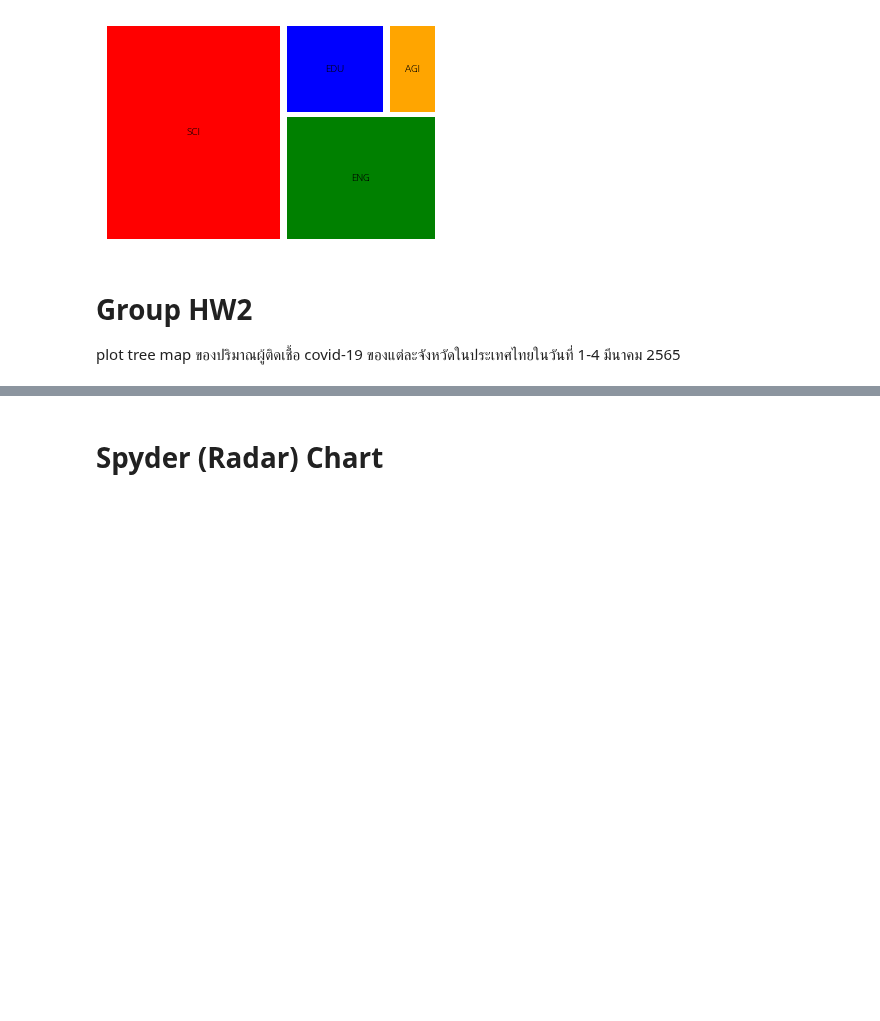
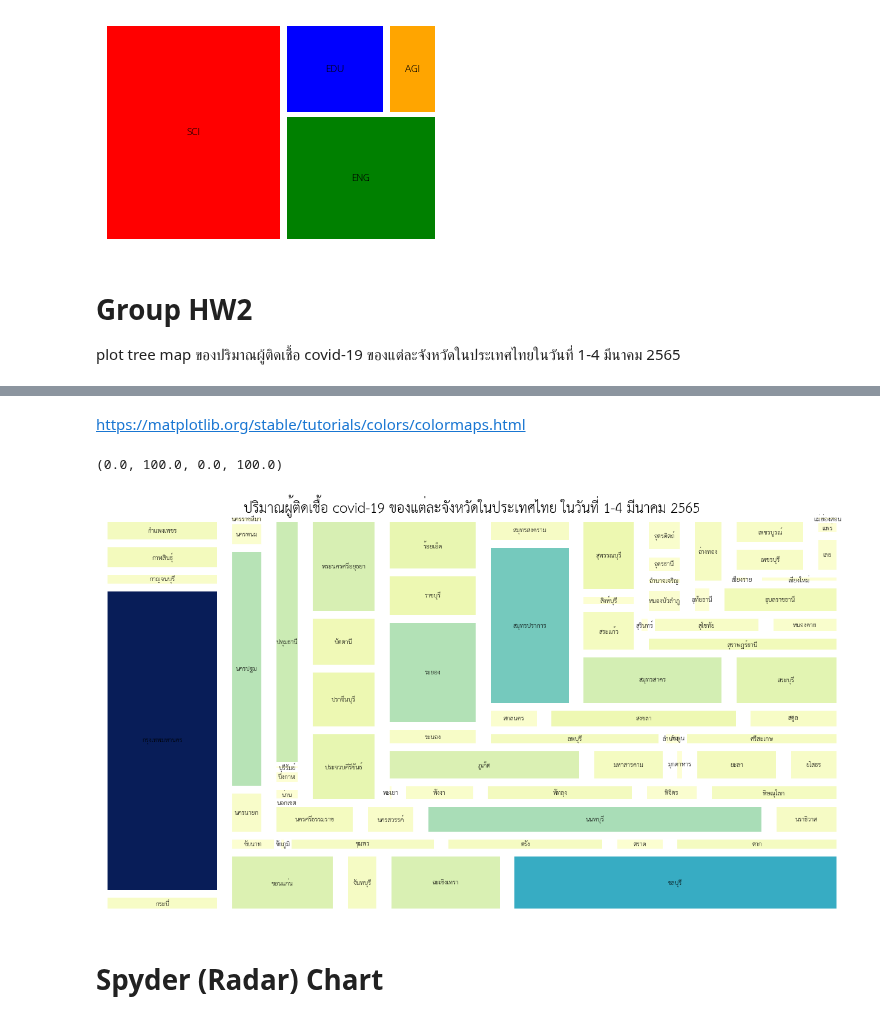
Before and after one commit to Wikanda-Hongboonmee/data_viz_2022, a Jupyter notebook: DataViz04_Data_Comparison.ipynb, the cells around one changed output, grey strips where cells are left out. Cells and saved outputs as stored; diff of their text form; code cells hidden in the pictures; blank space fills up the shorter version.

Commit message:
Group HW2

```diff
--- a/DataViz04_Data_Comparison.ipynb
+++ b/DataViz04_Data_Comparison.ipynb
@@ -493,0 +619,8 @@ plot tree map ของปริมาณผู้ติดเชื้อ covid
+# %%
+# แก้ไขข้อมูลคอลัมน์ province_of_onset ให้อยู่ในรูปแบบเดียวกัน
+data1_4['province_of_onset'].replace({'กรุงเทพมหานคร.':'กรุงเทพมหานคร','กำแพงเพชร\xa0':'กำแพงเพชร','ขานุวรลักษณ์บุรี':'กำแพงเพชร',
+                                      'ชลบุรี\xa0':'ชลบุรี','ตราด\xa0':'ตราด','นครปฐม\xa0':'นครปฐม','นครราชศรีมา':'นครราชสีมา','นครราชสีมา\xa0':'นครราชสีมา',
+                                      'นครสวรรค์\xa0':'นครสวรรค์','บุรีรัมย์\xa0':'บุรีรัมย์','ปทุมธานี\xa0':'ปทุมธานี','พิษณุโลก\xa0':'พิษณุโลก','ลพบุรี\xa0':'ลพบุรี',
+                                      'สมุทรปราการ\xa0':'สมุทรปราการ','สมุทสาคร':'สมุทรสาคร','สุราษฎร์ธานี':'สุราษฏร์ธานี','สุโขทัย\xa0':'สุโขทัย','อยุทธยา':'พระนครศรีอยุธยา',
+                                      'อุดรธานี\xa0':'อุดรธานี','อุบลราชธานี\xa0':'อุบลราชธานี','เชิงเทรา':'ฉะเชิงเทรา','เพชรบูรณ์\xa0':'เพชรบูรณ์','ปัตตนรี':'ปัตตานี',
+                                      'นครยายก':'นครนายก'}, inplace=True)
@@ -493,0 +652,5 @@ plot tree map ของปริมาณผู้ติดเชื้อ covid
+# %%
+# ปริมาณผู้ติดเชื้อ covid-19 ของแต่ละจังหวัดในประเทศไทยในวันที่ 1-4 มีนาคม 2565
+data1_4TH = data1_4.groupby('province_of_onset')['No.'].count()
+data1_4TH2 = pd.DataFrame(data1_4TH)
+data1_4TH2
@@ -493,0 +672,3 @@ plot tree map ของปริมาณผู้ติดเชื้อ covid
+# %%
+data1_4TH2_noindex = data1_4TH2.reset_index() # reset_index ใช้เพื่อสำหรับลบช่องว่าง
+data1_4TH2_noindex
@@ -493,0 +689,8 @@ plot tree map ของปริมาณผู้ติดเชื้อ covid
+# %%
+# แสดงภาษาไทยใน matplotlib
+!wget -q https://github.com/Phonbopit/sarabun-webfont/raw/master/fonts/thsarabunnew-webfont.ttf
+!ls
+# !pip install -U --pre matplotlib
+import matplotlib as mpl       # เมื่อต้องการเซ็ตขนาด
+mpl.font_manager.fontManager.addfont('thsarabunnew-webfont.ttf')    # import font เข้าไป
+mpl.rc('font', family='TH Sarabun New')
@@ -494,3 +707,19 @@ plot tree map ของปริมาณผู้ติดเชื้อ covid
+# %% [markdown]
+https://matplotlib.org/stable/tutorials/colors/colormaps.html
+# %%
+cmap = matplotlib.cm.YlGnBu # กำหนดสีเป็น 'YlGnBu'
+norm = matplotlib.colors.Normalize(vmin=min(data1_4TH2_noindex['No.']), vmax=max(data1_4TH2_noindex['No.']))
+colors = [cmap(norm(value)) for value in data1_4TH2_noindex['No.']]
+
+fig = plt.gcf()
+fig.set_size_inches(22, 12) # กำหนด size เป็น (22, 12)
+
+squarify.plot(data1_4TH2_noindex['No.'],label=data1_4TH2_noindex['province_of_onset'],color=colors,pad=True) # plot tree map
+plt.title('ปริมาณผู้ติดเชื้อ covid-19 ของแต่ละจังหวัดในประเทศไทย ในวันที่ 1-4 มีนาคม 2565', fontsize = 22) # กำหนด title เป็น 'ปริมาณผู้ติดเชื้อ covid-19 ของแต่ละจังหวัดในประเทศไทย ในวันที่ 1-4 มีนาคม 2565'
+plt.axis('off') # axis = แกน, axis off จะเอาแกนออกหรือไม่แสดงแกน x กับ y
+# %% [output]
+(0.0, 100.0, 0.0, 100.0)
+[figure, added]
 # %% [markdown]
 # Spyder (Radar) Chart
 # %%
```
Also changed, not shown: parts of 21 cells of this notebook.
